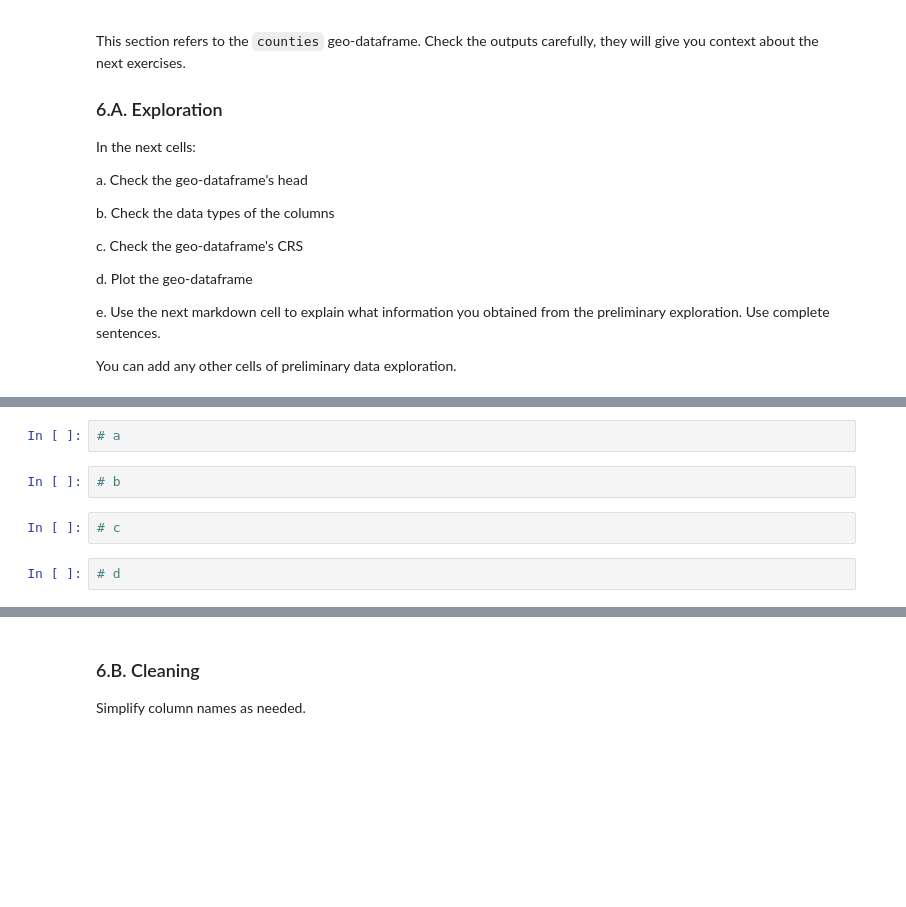
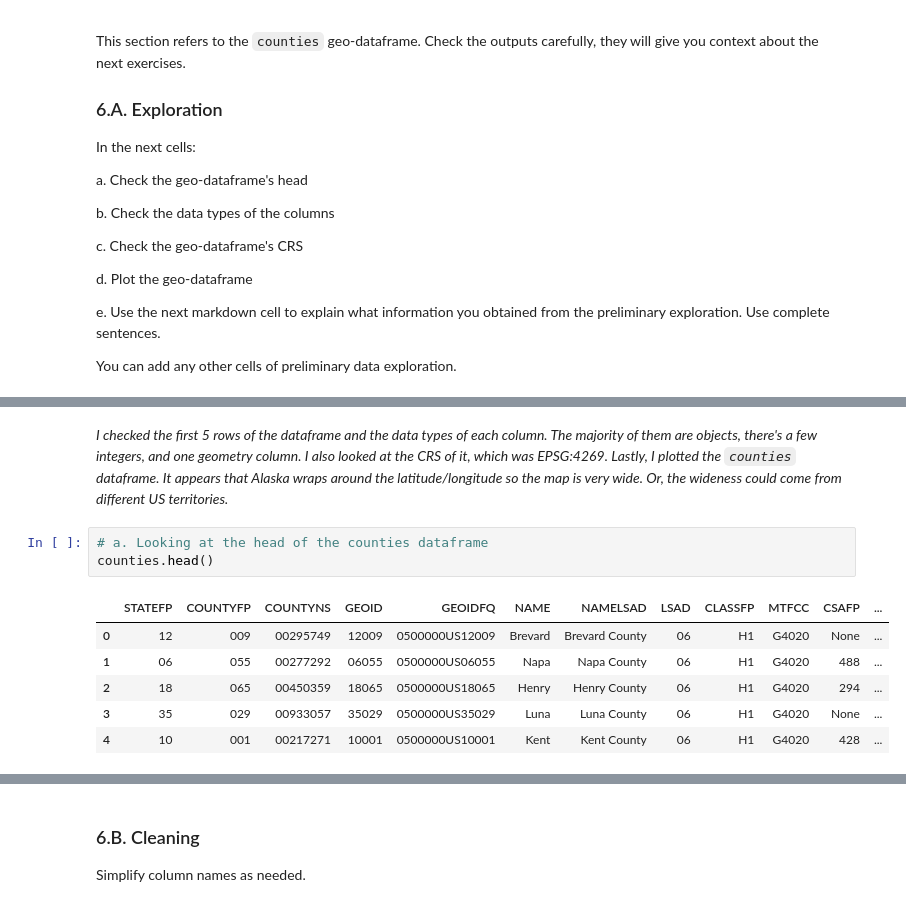
Before and after one commit to kailani-boop/eds220-hwk3, a Jupyter notebook: hwk3-task2-spills.ipynb, the cells around one changed output, grey strips where cells are left out. Drawn from its saved outputs; the diff is of its cells as text; blank space fills up the shorter version.

```diff
--- a/hwk3-task2-spills.ipynb
+++ b/hwk3-task2-spills.ipynb
@@ -393,8 +391,12 @@ _Type your answer here, replacing this text._
-# %%
-# a
-# %%
-# b
-# %%
-# c
-# %%
-# d
+# %% [markdown]
+_I checked the first 5 rows of the dataframe and the data types of each column. The majority of them are objects, there's a few integers, and one geometry column. I also looked at the CRS of it, which was EPSG:4269. Lastly, I plotted the `counties` dataframe. It appears that Alaska wraps around the latitude/longitude so the map is very wide. Or, the wideness could come from different US territories._
+# %%
+# a. Looking at the head of the counties dataframe
+counties.head()
+# %% [output]
+|  | STATEFP | COUNTYFP | COUNTYNS | GEOID | GEOIDFQ | NAME | NAMELSAD | LSAD | CLASSFP | MTFCC | CSAFP | ... |
+| 0 | 12 | 009 | 00295749 | 12009 | 0500000US12009 | Brevard | Brevard County | 06 | H1 | G4020 | None | ... |
+| 1 | 06 | 055 | 00277292 | 06055 | 0500000US06055 | Napa | Napa County | 06 | H1 | G4020 | 488 | ... |
+| 2 | 18 | 065 | 00450359 | 18065 | 0500000US18065 | Henry | Henry County | 06 | H1 | G4020 | 294 | ... |
+| 3 | 35 | 029 | 00933057 | 35029 | 0500000US35029 | Luna | Luna County | 06 | H1 | G4020 | None | ... |
+| 4 | 10 | 001 | 00217271 | 10001 | 0500000US10001 | Kent | Kent County | 06 | H1 | G4020 | 428 | ... |
```
Also changed, not shown: parts of 21 cells of this notebook.
